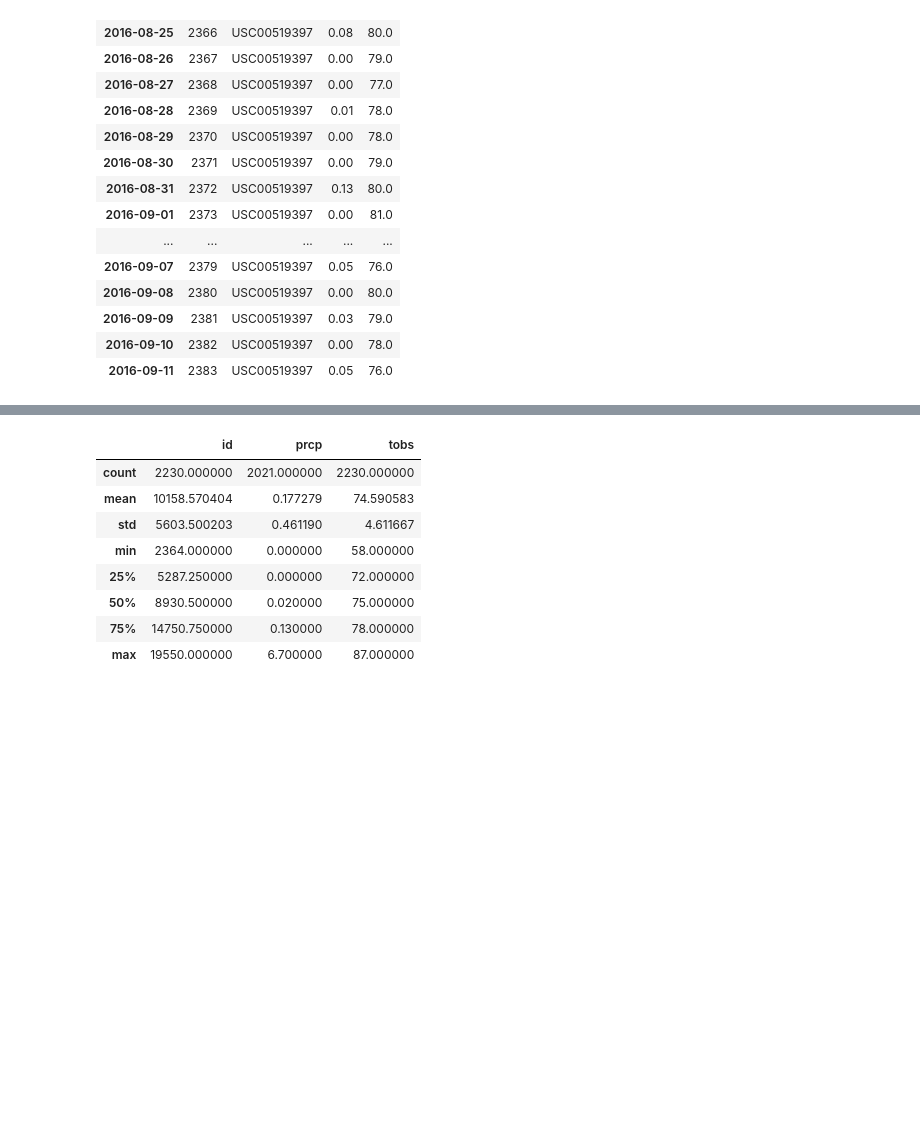
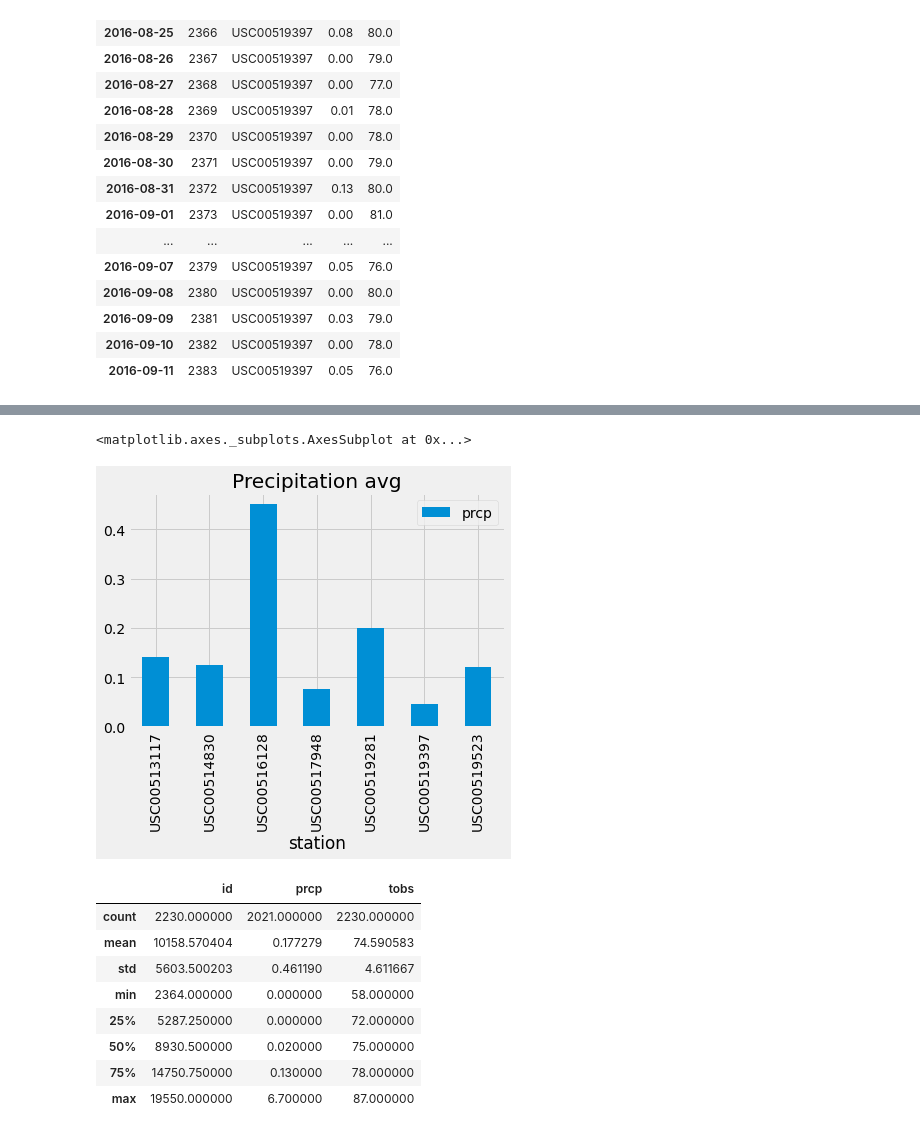
Before and after one commit to vsanga04/sqlalchemy-challenge, a Jupyter notebook: climate_starter.ipynb, the cells around one changed output, grey strips where cells are left out. Saved outputs shown, nothing was run; the diff lists cells and outputs as text; code cells hidden in the pictures; blank space fills up the shorter version.

```diff
--- a/climate_starter.ipynb
+++ b/climate_starter.ipynb
@@ -141,3 +158,11 @@ prcp_one_year_df.head(20)
+# %%
+group_station = prcp_one_year_df.groupby(["station"]).mean()
+group_station.head()
+
+group_station.plot.bar(y="prcp", title= "Precipitation avg")
+# %% [output]
+<matplotlib.axes._subplots.AxesSubplot at 0x...>
+[figure, added]
 # %%
 # Use Pandas to calcualte the summary statistics for the precipitation data
 
```
Also changed, not shown: parts of 11 cells of this notebook, 2 other files.
